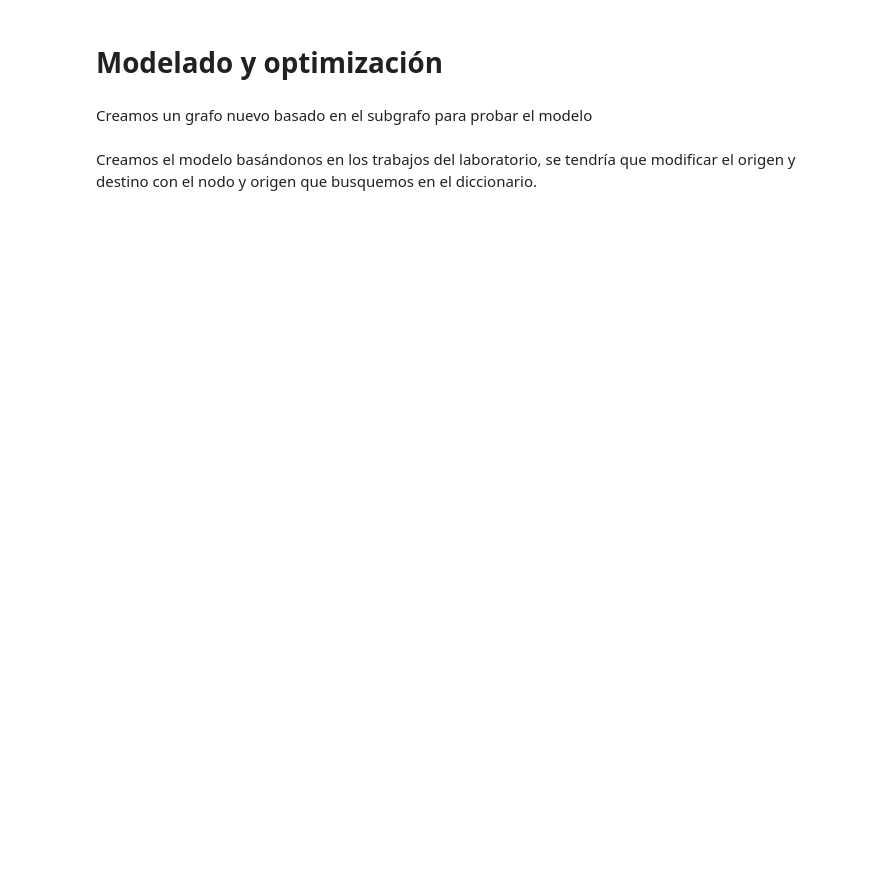
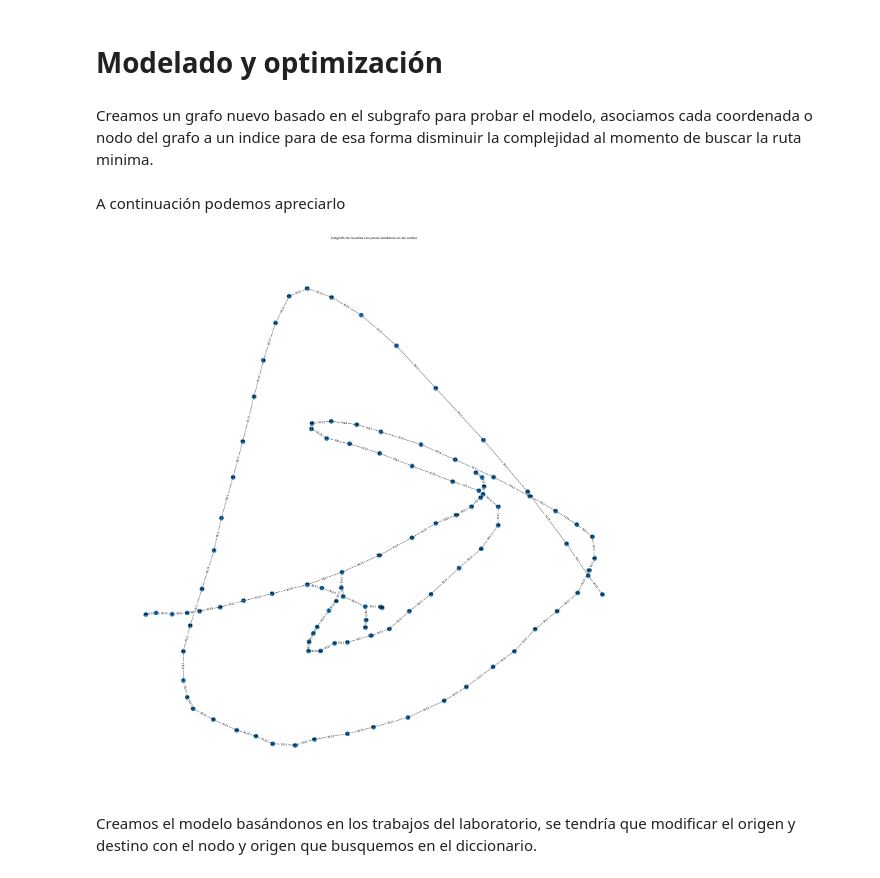
Before and after one commit to CarlosMunoz0/Proyecto-Fase-3-MOS, a Jupyter notebook: Notebook.ipynb, the cells around one changed output. Drawn from its saved outputs; the diff is of its cells as text; code cells hidden in the pictures; blank space fills up the shorter version.

```diff
--- a/Notebook.ipynb
+++ b/Notebook.ipynb
@@ -167,7 +233,7 @@ Número de aristas: 175
 # %% [markdown]
 # Modelado y optimización
 # %% [markdown]
-Creamos un grafo nuevo basado en el subgrafo para probar el modelo
+Creamos un grafo nuevo basado en el subgrafo para probar el modelo, asociamos cada coordenada o nodo del grafo a un indice para de esa forma disminuir la complejidad al momento de buscar la ruta minima.
 # %%
 # Crear un nuevo grafo
 grafo = nx.Graph()
@@ -188,6 +254,17 @@ for edge in sample_subgraph.edges():
     node2_index = nodos_dict[edge[1]]
     weight = sample_subgraph[edge[0]][edge[1]]['weight']
     grafo.add_edge(node1_index, node2_index, weight=weight)
+# %% [markdown]
+A continuación podemos apreciarlo
+# %%
+plt.figure(figsize=(30, 30))
+pos = nx.spring_layout(grafo)
+nx.draw(grafo, pos, with_labels=True, font_weight='bold')
+nx.draw_networkx_edge_labels(grafo, pos, edge_labels={(u, v): grafo[u][v]['weight'] for u, v in grafo.edges})
+plt.title("Subgrafo de muestra con pesos aleatorios en las aristas")
+plt.show()
+# %% [output]
+[figure, added]
 # %% [markdown]
 Creamos el modelo basándonos en los trabajos del laboratorio, se tendría que modificar el origen y destino con el nodo y origen que busquemos en el diccionario.
 # %%
```
Also changed, not shown: parts of 12 cells of this notebook.
